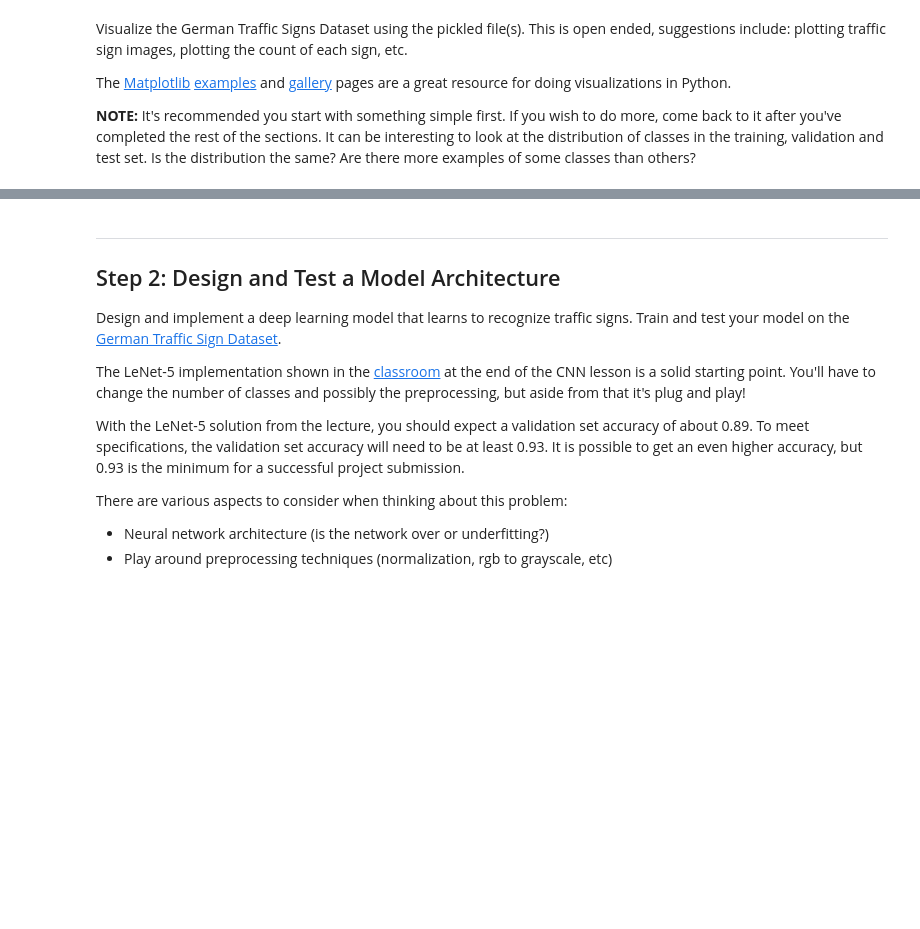
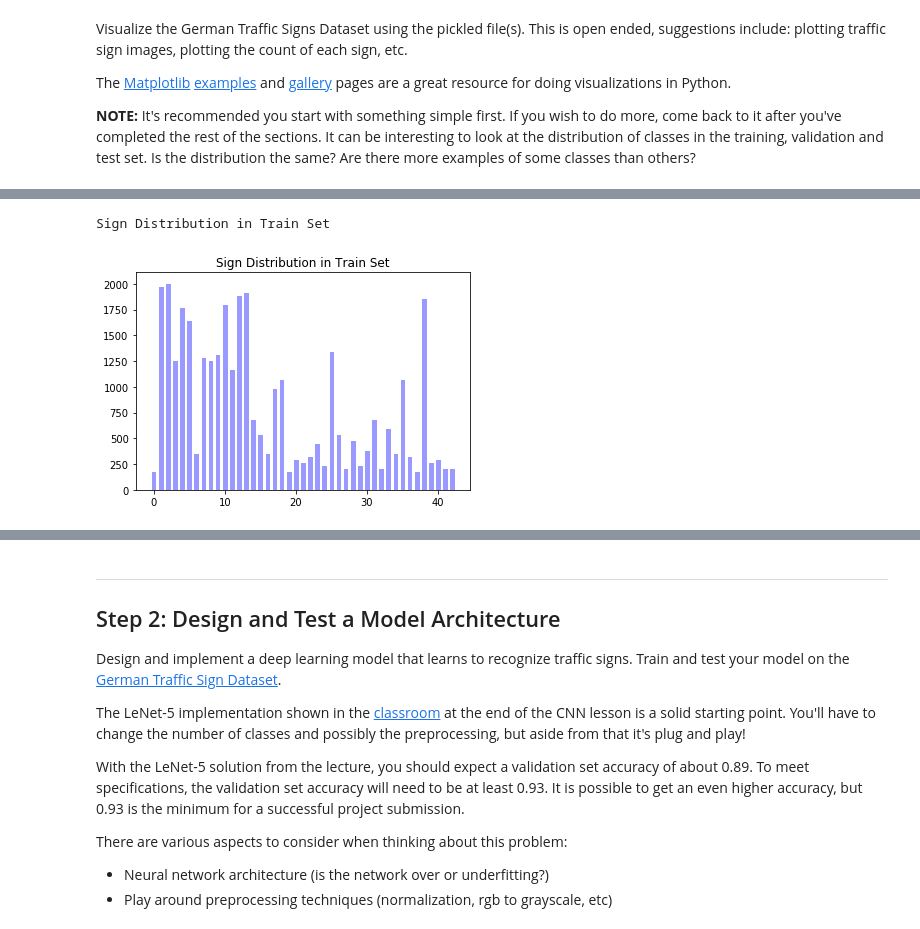
Before and after one commit to parametersky/CarND-Traffic-Sign-Classifier-Project, a Jupyter notebook: Traffic_Sign_Classifier.ipynb, the cells around one changed output, grey strips where cells are left out. Saved outputs shown, nothing was run; the diff lists cells and outputs as text; code cells hidden in the pictures; blank space fills up the shorter version.

```diff
--- a/Traffic_Sign_Classifier.ipynb
+++ b/Traffic_Sign_Classifier.ipynb
@@ -97,0 +119,8 @@ The [Matplotlib](http://matplotlib.org/) [examples](http://matplotlib.org/exampl
+# %%
+unique, counts = np.unique(y_train, return_counts=True)
+plt.bar(unique, counts, facecolor='#9999ff', edgecolor='white')
+plt.title("Sign Distribution in Train Set")
+print("Sign Distribution in Train Set")
+# %% [output]
+Sign Distribution in Train Set
+[figure, added]
```
Also changed, not shown: parts of 11 cells of this notebook, 4 other files.
